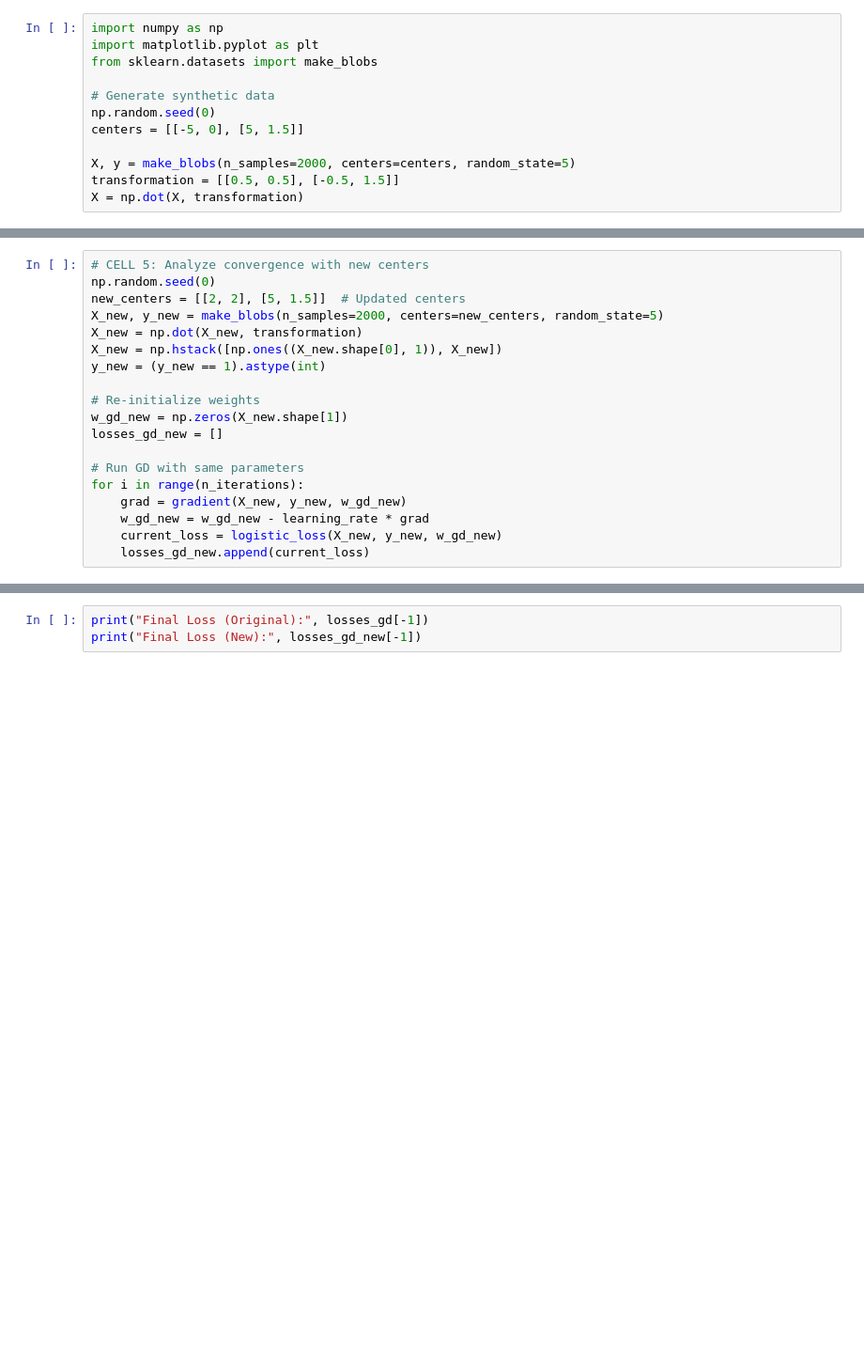
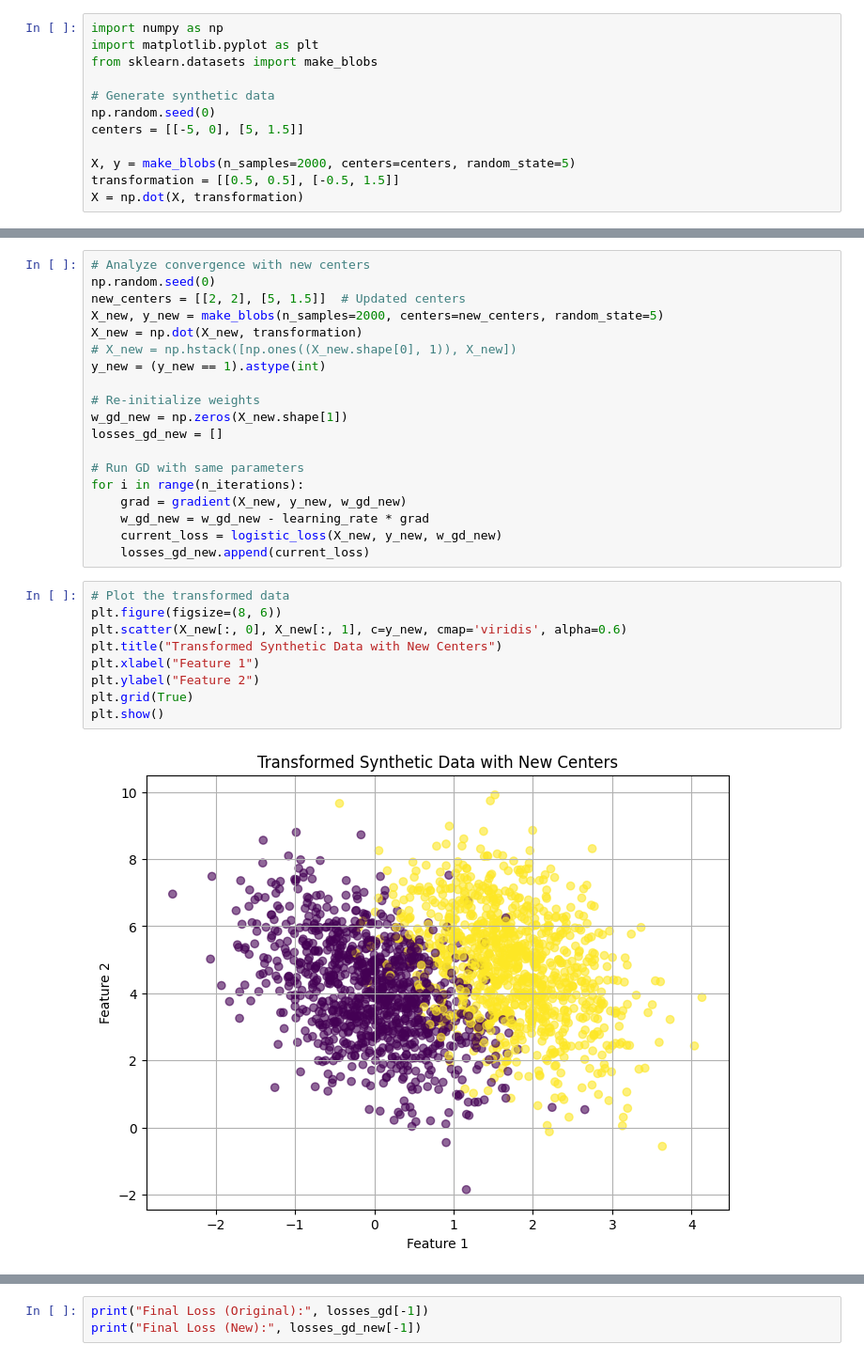
Before and after one commit to AbdulBasithNiyas/EN3150-Pattern-Recognition, a Jupyter notebook: assignment_02/notebooks/logreg2.ipynb, the cells around one changed output, grey strips where cells are left out. Shown: that part at 94% size. Drawn from its saved outputs; the diff is of its cells as text; blank space fills up the shorter version.

```diff
--- a/assignment_02/notebooks/logreg2.ipynb
+++ b/assignment_02/notebooks/logreg2.ipynb
@@ -135,10 +133,10 @@ plt.show()
 # %%
-# CELL 5: Analyze convergence with new centers
+# Analyze convergence with new centers
 np.random.seed(0)
 new_centers = [[2, 2], [5, 1.5]]  # Updated centers
 X_new, y_new = make_blobs(n_samples=2000, centers=new_centers, random_state=5)
 X_new = np.dot(X_new, transformation)
-X_new = np.hstack([np.ones((X_new.shape[0], 1)), X_new])
+# X_new = np.hstack([np.ones((X_new.shape[0], 1)), X_new])
 y_new = (y_new == 1).astype(int)
 
 # Re-initialize weights
@@ -151,3 +149,14 @@ for i in range(n_iterations):
     w_gd_new = w_gd_new - learning_rate * grad
     current_loss = logistic_loss(X_new, y_new, w_gd_new)
     losses_gd_new.append(current_loss)
+# %%
+# Plot the transformed data
+plt.figure(figsize=(8, 6))
+plt.scatter(X_new[:, 0], X_new[:, 1], c=y_new, cmap='viridis', alpha=0.6)
+plt.title("Transformed Synthetic Data with New Centers")
+plt.xlabel("Feature 1")
+plt.ylabel("Feature 2")
+plt.grid(True)
+plt.show()
+# %% [output]
+[figure, added]
```
Also changed, not shown: parts of 13 cells of this notebook, 1 other file.
